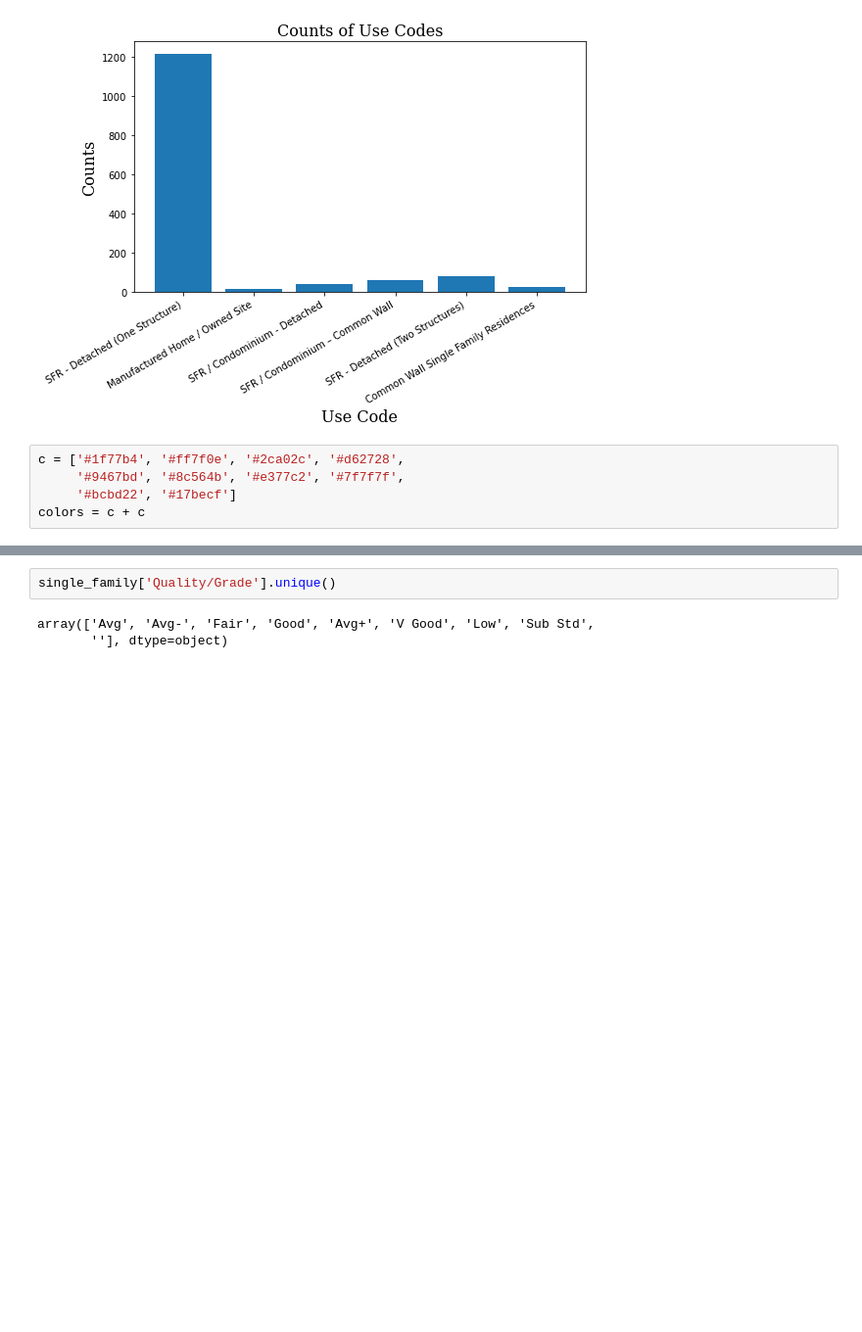
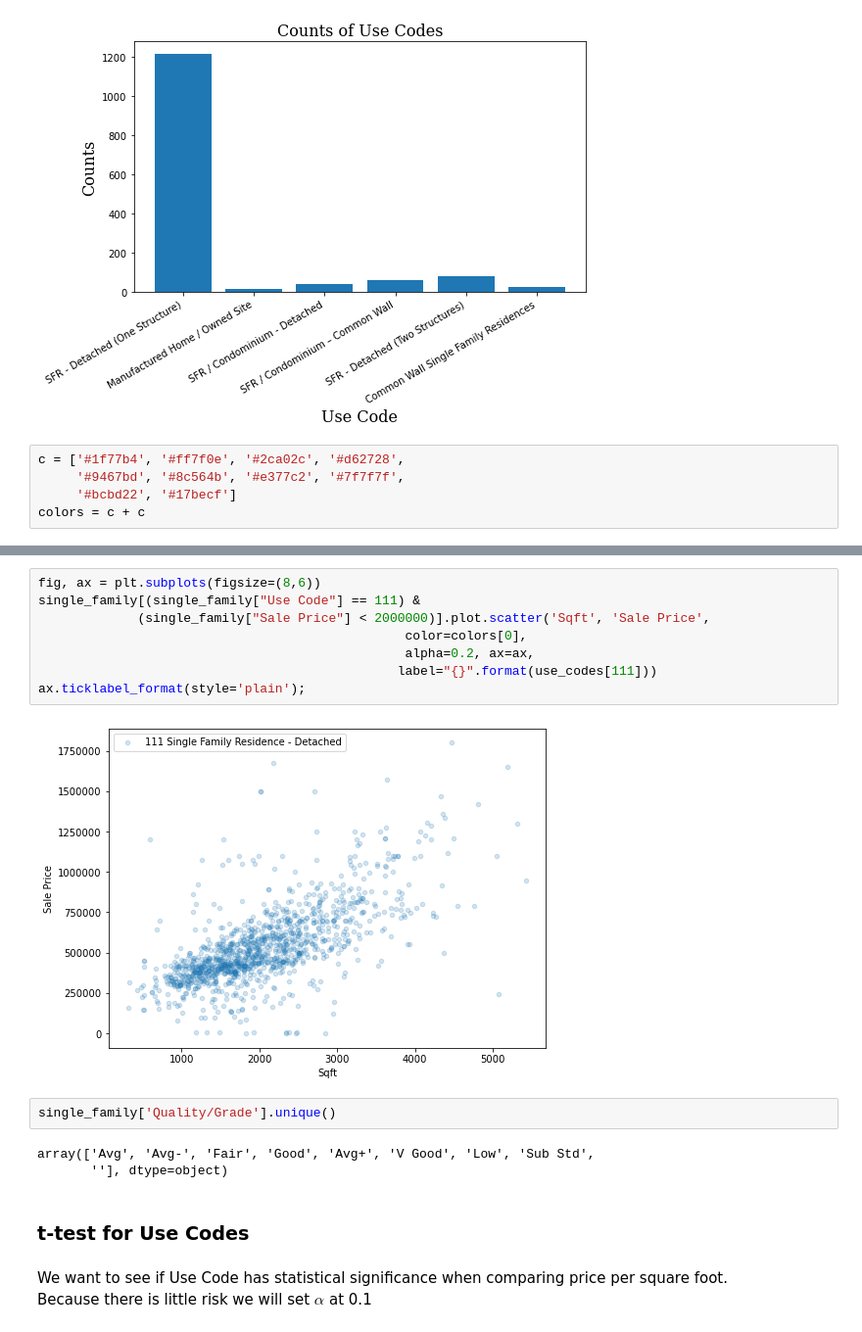
Before and after one commit to vmccready/home-saleprice-eda, a Jupyter notebook: sales_eda.ipynb, the cells around one changed output, grey strips where cells are left out. Shown at 98% size. Drawn from its saved outputs; the diff is of its cells as text; blank space fills up the shorter version.

```diff
--- a/sales_eda.ipynb
+++ b/sales_eda.ipynb
@@ -338,5 +369,20 @@ ax.ticklabel_format(style='plain');
+# %%
+fig, ax = plt.subplots(figsize=(8,6))
+single_family[(single_family["Use Code"] == 111) &
+             (single_family["Sale Price"] < 2000000)].plot.scatter('Sqft', 'Sale Price',
+                                                color=colors[0],
+                                                alpha=0.2, ax=ax,
+                                               label="{}".format(use_codes[111]))
+ax.ticklabel_format(style='plain');
+# %% [output]
+[figure, added]
 # %%
 single_family['Quality/Grade'].unique()
 # %% [output]
 array(['Avg', 'Avg-', 'Fair', 'Good', 'Avg+', 'V Good', 'Low', 'Sub Std',
        ''], dtype=object)
+# %% [markdown]
+### t-test for Use Codes
+# %% [markdown]
+We want to see if Use Code has statistical significance when comparing price per square foot.
+Because there is little risk we will set $\alpha$ at 0.1
```
Also changed, not shown: parts of 12 cells of this notebook, 2 other files.
